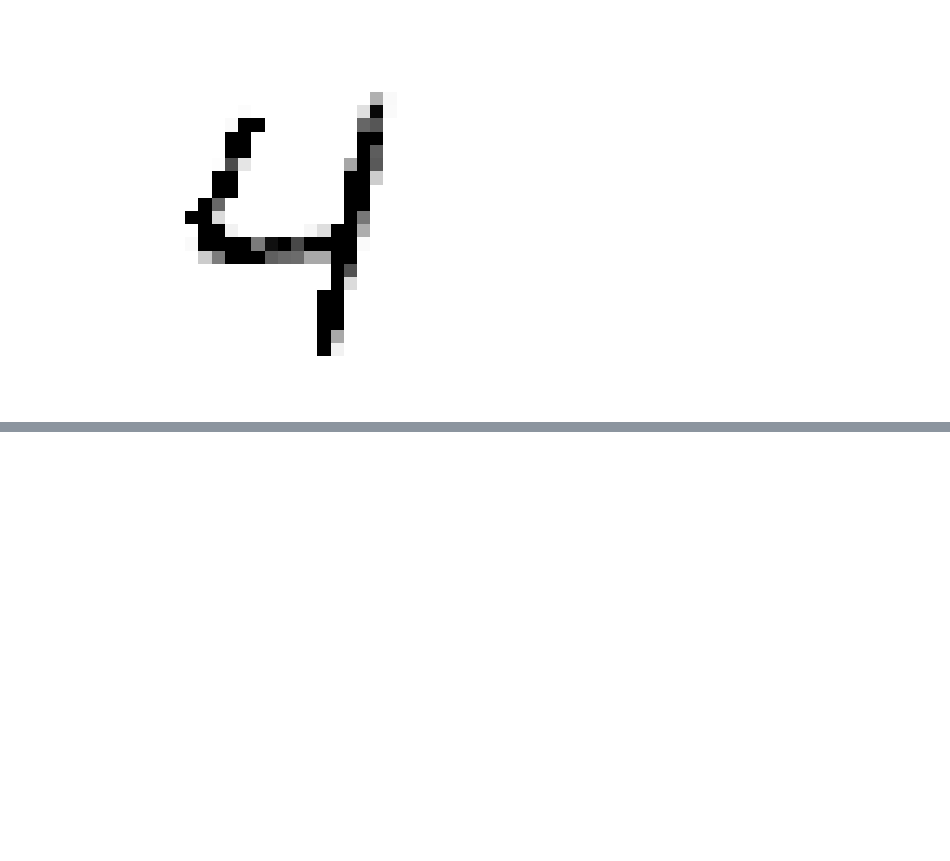
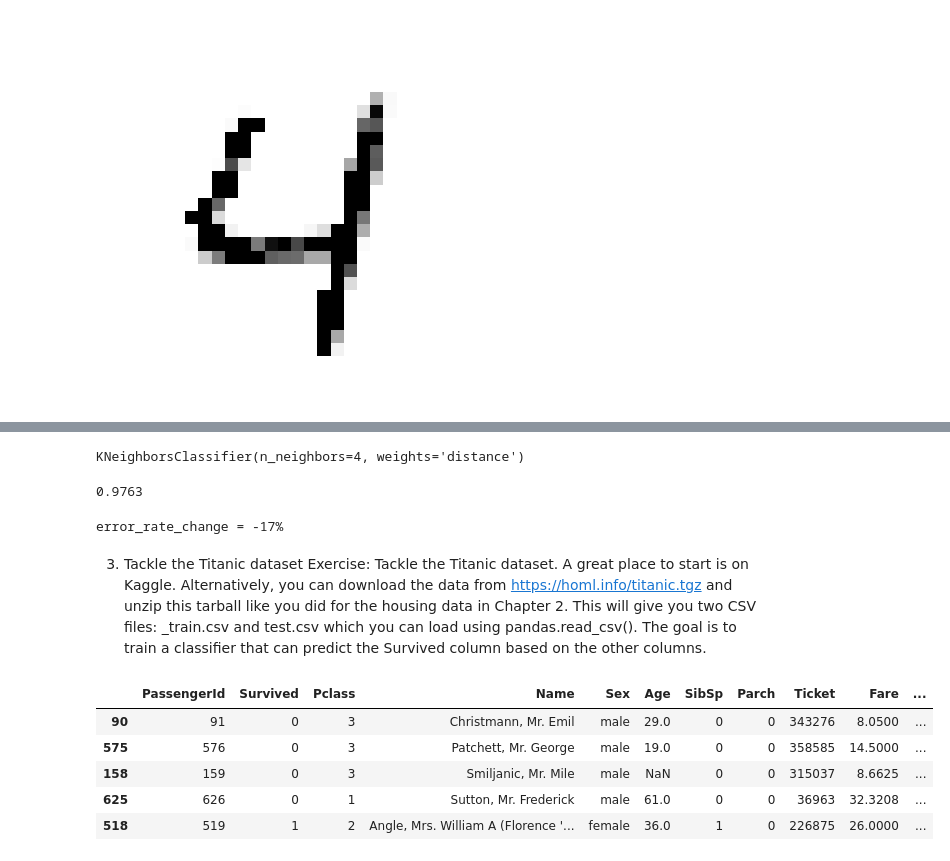
Before and after one commit to simon8889/ML-studying-notes, a Jupyter notebook: 03_classification.ipynb, the cells around one changed output, grey strips where cells are left out. Cells and saved outputs as stored; diff of their text form; code cells hidden in the pictures; blank space fills up the shorter version.

```diff
--- a/03_classification.ipynb
+++ b/03_classification.ipynb
@@ -1073,0 +1170,44 @@ plot_digit(clean_digit)
+# %%
+knn_clf.fit(X_train_augmented, y_train_augmented)
+# %% [output]
+KNeighborsClassifier(n_neighbors=4, weights='distance')
+# %%
+augmented_accuracy = knn_clf.score(X_test, y_test)
+augmented_accuracy
+# %% [output]
+0.9763
+# %%
+error_rate_change = (1 - augmented_accuracy) / (1 - tunned_accuracy) - 1
+print(f"error_rate_change = {error_rate_change:.0%}")
+# %% [output]
+error_rate_change = -17%
+# %% [markdown]
+3. Tackle the Titanic dataset
+Exercise: Tackle the Titanic dataset. A great place to start is on Kaggle. Alternatively, you can download the data from https://homl.info/titanic.tgz and unzip this tarball like you did for the housing data in Chapter 2. This will give you two CSV files: _train.csv and test.csv which you can load using pandas.read_csv(). The goal is to train a classifier that can predict the Survived column based on the other columns.
+# %%
+from pathlib import Path
+import pandas as pd
+import tarfile
+import urllib.request
+
+def load_titanic_data():
+    tarball_path = Path("datasets/titanic.tgz")
+    if not tarball_path.is_file():
+        Path("datasets").mkdir(parents=True, exist_ok=True)
+        url = "https://github.com/ageron/data/raw/main/titanic.tgz"
+        urllib.request.urlretrieve(url, tarball_path)
+        with tarfile.open(tarball_path) as titanic_tarball:
+            titanic_tarball.extractall(path="datasets")
+    return [pd.read_csv(Path("datasets/titanic") / filename)
+            for filename in ("train.csv", "test.csv")]
+# %%
+train_data, test_data = load_titanic_data()
+# %%
+train_data.sample(5)
+# %% [output]
+|  | PassengerId | Survived | Pclass | Name | Sex | Age | SibSp | Parch | Ticket | Fare | ... |
+| 90 | 91 | 0 | 3 | Christmann, Mr. Emil | male | 29.0 | 0 | 0 | 343276 | 8.0500 | ... |
+| 575 | 576 | 0 | 3 | Patchett, Mr. George | male | 19.0 | 0 | 0 | 358585 | 14.5000 | ... |
+| 158 | 159 | 0 | 3 | Smiljanic, Mr. Mile | male | NaN | 0 | 0 | 315037 | 8.6625 | ... |
+| 625 | 626 | 0 | 1 | Sutton, Mr. Frederick | male | 61.0 | 0 | 0 | 36963 | 32.3208 | ... |
+| 518 | 519 | 1 | 2 | Angle, Mrs. William A (Florence '... | female | 36.0 | 1 | 0 | 226875 | 26.0000 | ... |
```
Also changed, not shown: parts of 33 cells of this notebook.
